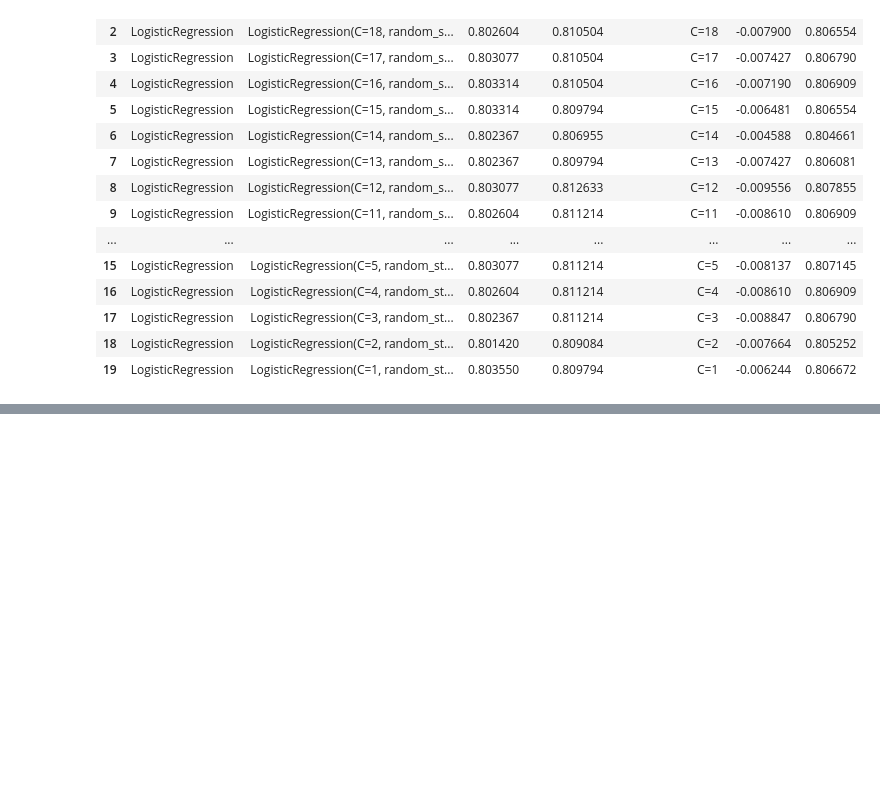
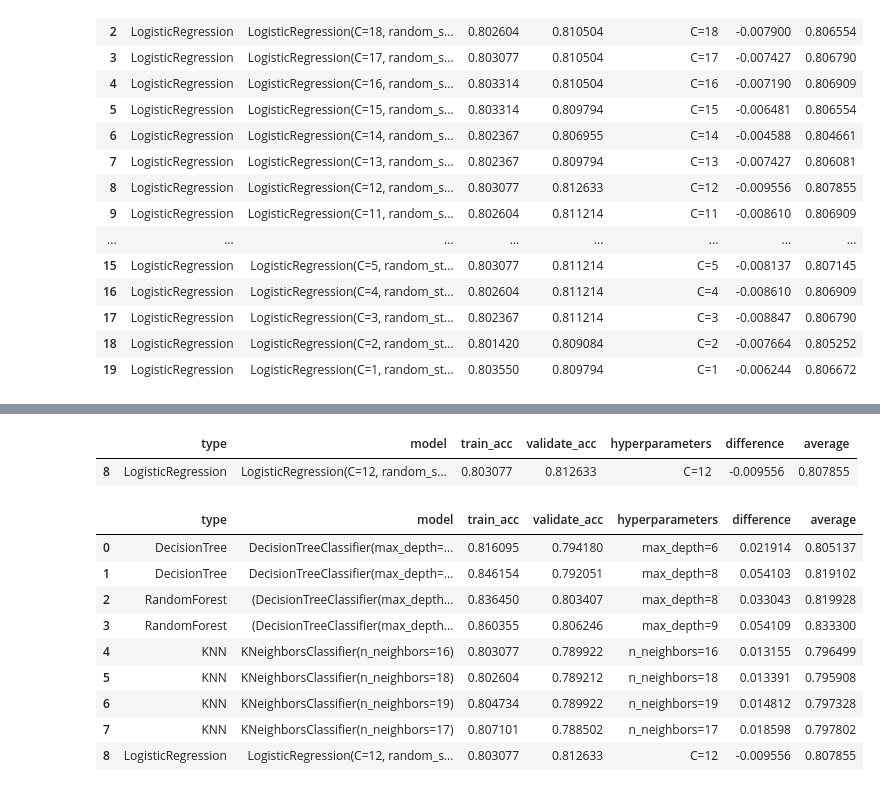
Before and after one commit to Michael-Nelson361/Telco_Report, a Jupyter notebook: modeling.ipynb, the cells around one changed output, grey strips where cells are left out. Cells and saved outputs as stored; diff of their text form; code cells hidden in the pictures; blank space fills up the shorter version.

Commit message:
Completed modeling with functions

```diff
--- a/modeling.ipynb
+++ b/modeling.ipynb
@@ -1305,3 +1305,30 @@ def lr_modeling(X_set,y_set,n_models=20,r_parameter=123,plot=False):
     return lr_metrics
 """
 )
+# %%
+def metrics_filter(metric_df,y_train):
+    '''
+    Function to filter and select only the best models of the given algorithm.
+
+    Accepts a dataframe of a metric and returns the dataframe limited to only the best three models.
+    '''
+    # get baseline
+    baseline_acc = (y_train.mode()[0] == y_train).mean()
+    print(f'baseline: {baseline_acc}')
+
+    # drop anything below baseline
+    metric_df = metric_df[metric_df.validate_acc > baseline_acc]
+
+    # drop anything with a difference bigger than 0.1
+    print(f'diff mean: {metric_df.difference.mean()}')
+    metric_df = metric_df[metric_df.difference < metric_df.difference.mean()]
+
+    # drop anything with an average less than average rounded to 1 decimal
+    print(f'avg mean: {metric_df.average.mean()}')
+    metric_df = metric_df[metric_df.average >= metric_df.average.mean()]
+
+    # drop rows that are less than or equal to the validate mean
+    print(f'val mean: {metric_df.validate_acc.mean()}')
+    metric_df = metric_df[metric_df.validate_acc > metric_df.validate_acc.mean()]
+
+    return metric_df.sort_values(['difference','validate_acc','train_acc'],ascending=[True,False,False])[:]
@@ -1307,0 +1429,11 @@ def lr_modeling(X_set,y_set,n_models=20,r_parameter=123,plot=False):
+# %%
+# see if we need to make another function to further limit
+dt_metric = dt_modeling(X_set,y_set)
+rf_metric = rf_modeling(X_set,y_set)
+knn_metric = knn_modeling(X_set,y_set)
+lr_metric = lr_modeling(X_set,y_set)
+# %%
+dt_metric = metrics_filter(dt_metric,y_set[0])
+rf_metric = metrics_filter(rf_metric,y_set[0])
+knn_metric = metrics_filter(knn_metric,y_set[0])
+lr_metric = metrics_filter(lr_metric,y_set[0])
@@ -1307,0 +1477,19 @@ def lr_modeling(X_set,y_set,n_models=20,r_parameter=123,plot=False):
+# %%
+lr_metric
+# %% [output]
+|  | type | model | train_acc | validate_acc | hyperparameters | difference | average |
+| 8 | LogisticRegression | LogisticRegression(C=12, random_s... | 0.803077 | 0.812633 | C=12 | -0.009556 | 0.807855 |
+# %%
+models = pd.concat([dt_metric,rf_metric,knn_metric,lr_metric],ignore_index=True)
+models
+# %% [output]
+|  | type | model | train_acc | validate_acc | hyperparameters | difference | average |
+| 0 | DecisionTree | DecisionTreeClassifier(max_depth=... | 0.816095 | 0.794180 | max_depth=6 | 0.021914 | 0.805137 |
+| 1 | DecisionTree | DecisionTreeClassifier(max_depth=... | 0.846154 | 0.792051 | max_depth=8 | 0.054103 | 0.819102 |
+| 2 | RandomForest | (DecisionTreeClassifier(max_depth... | 0.836450 | 0.803407 | max_depth=8 | 0.033043 | 0.819928 |
+| 3 | RandomForest | (DecisionTreeClassifier(max_depth... | 0.860355 | 0.806246 | max_depth=9 | 0.054109 | 0.833300 |
+| 4 | KNN | KNeighborsClassifier(n_neighbors=16) | 0.803077 | 0.789922 | n_neighbors=16 | 0.013155 | 0.796499 |
+| 5 | KNN | KNeighborsClassifier(n_neighbors=18) | 0.802604 | 0.789212 | n_neighbors=18 | 0.013391 | 0.795908 |
+| 6 | KNN | KNeighborsClassifier(n_neighbors=19) | 0.804734 | 0.789922 | n_neighbors=19 | 0.014812 | 0.797328 |
+| 7 | KNN | KNeighborsClassifier(n_neighbors=17) | 0.807101 | 0.788502 | n_neighbors=17 | 0.018598 | 0.797802 |
+| 8 | LogisticRegression | LogisticRegression(C=12, random_s... | 0.803077 | 0.812633 | C=12 | -0.009556 | 0.807855 |
```
Also changed, not shown: parts of 27 cells of this notebook.
